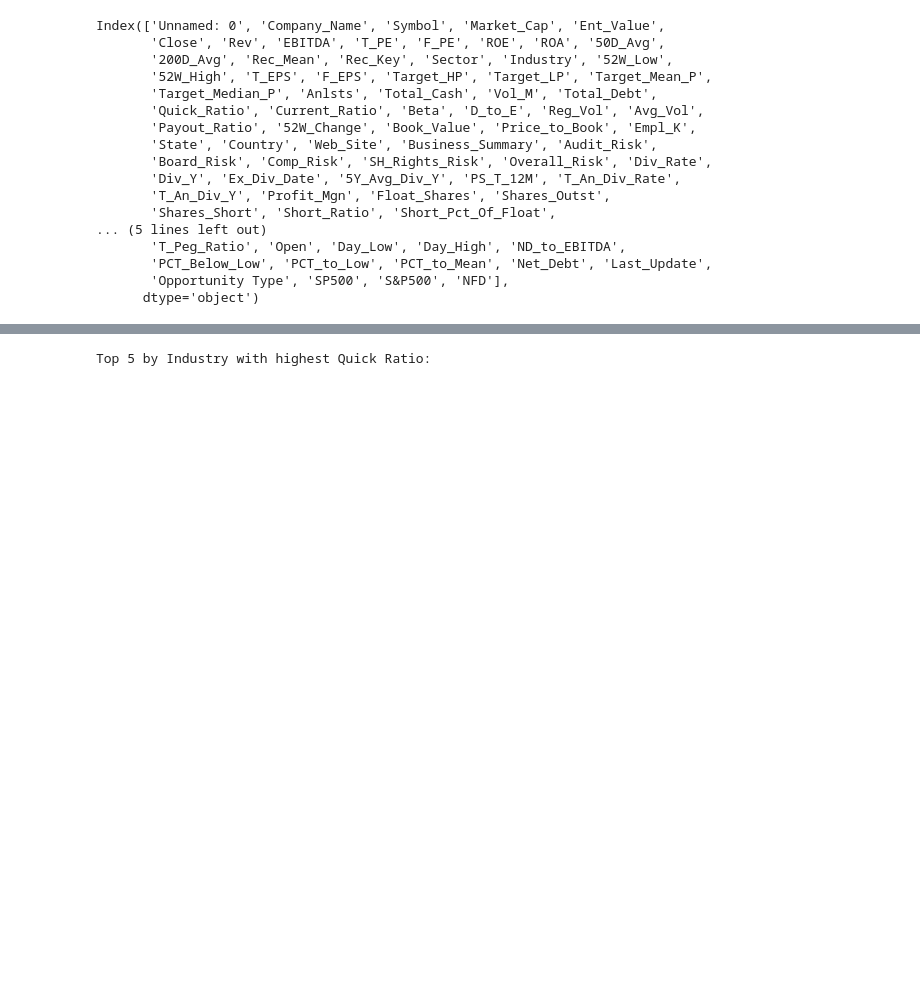
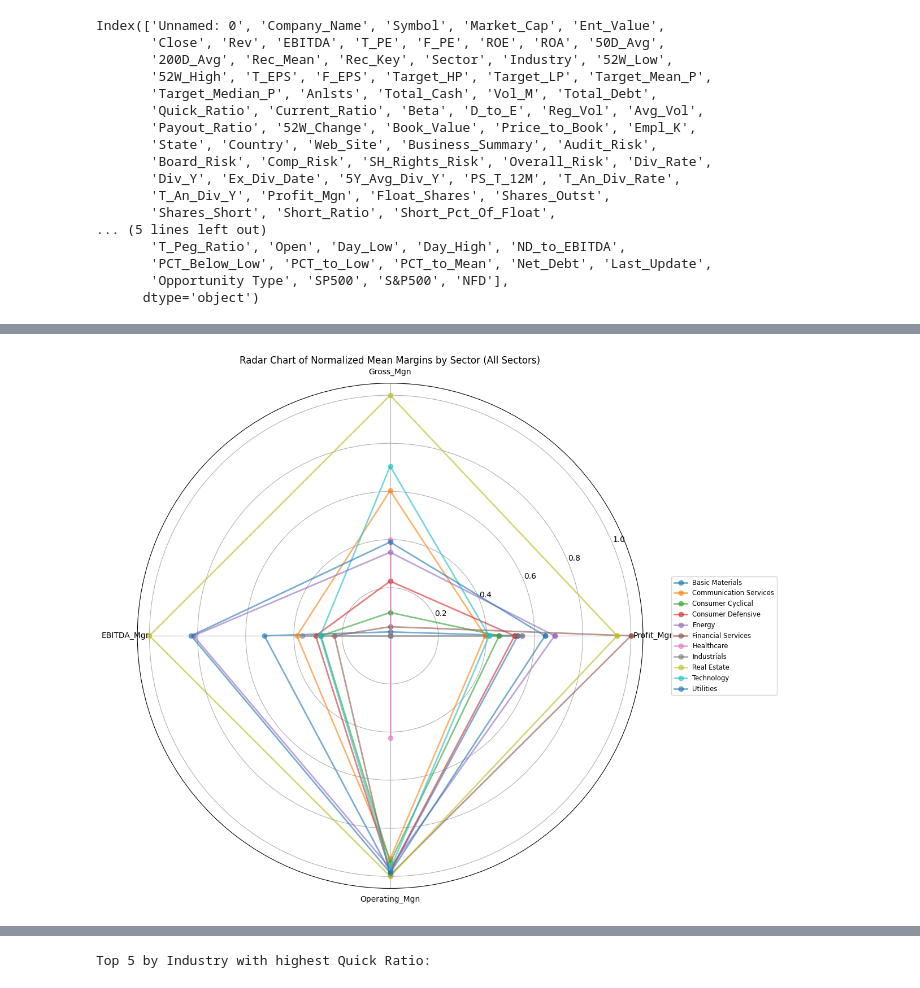
Before and after one commit to NinoNinov/AI-Projects, a Jupyter notebook: Data Science Project - Analysis of 2000 US Stocks/DataScience.ipynb, the cells around one changed output, grey strips where cells are left out. Saved outputs shown, nothing was run; the diff lists cells and outputs as text; code cells hidden in the pictures; blank space fills up the shorter version.

```diff
--- a/Data Science Project - Analysis of 2000 US Stocks/DataScience.ipynb
+++ b/Data Science Project - Analysis of 2000 US Stocks/DataScience.ipynb
@@ -153,0 +260,42 @@ Index(['Unnamed: 0', 'Company_Name', 'Symbol', 'Market_Cap', 'Ent_Value',
+# %%
+# Radar chart (spider plot) of mean margin metrics by sector, for all sectors
+
+import matplotlib.pyplot as plt
+import numpy as np
+
+# Select only margin metrics for the radar chart
+margin_metrics = ['Profit_Mgn', 'Gross_Mgn', 'EBITDA_Mgn', 'Operating_Mgn']
+
+# Compute mean values by sector for the selected margin metrics
+sector_margins = (
+    data.groupby('Sector')[margin_metrics]
+    .mean()
+    .dropna()
+)
+
+# Normalize each margin metric for better comparison (min-max scaling per metric)
+sector_margins_norm = (sector_margins - sector_margins.min()) / (sector_margins.max() - sector_margins.min())
+
+# Radar chart setup
+labels = margin_metrics
+num_vars = len(labels)
+
+# Compute angle for each axis
+angles = np.linspace(0, 2 * np.pi, num_vars, endpoint=False).tolist()
+angles += angles[:1]  # complete the loop
+
+plt.figure(figsize=(14, 10))
+
+# Plot radar for all sectors
+for sector in sector_margins_norm.index:
+    values = sector_margins_norm.loc[sector].tolist()
+    values += values[:1]  # repeat first value to close the loop
+    plt.polar(angles, values, marker='o', label=sector, linewidth=2, alpha=0.6)
+
+plt.xticks(angles[:-1], labels)
+plt.title('Radar Chart of Normalized Mean Margins by Sector (All Sectors)')
+plt.legend(loc='center left', bbox_to_anchor=(1.05, 0.5), fontsize='small', ncol=1)
+plt.tight_layout()
+plt.show()
+# %% [output]
+[figure, added]
```
Also changed, not shown: parts of 6 cells of this notebook.
